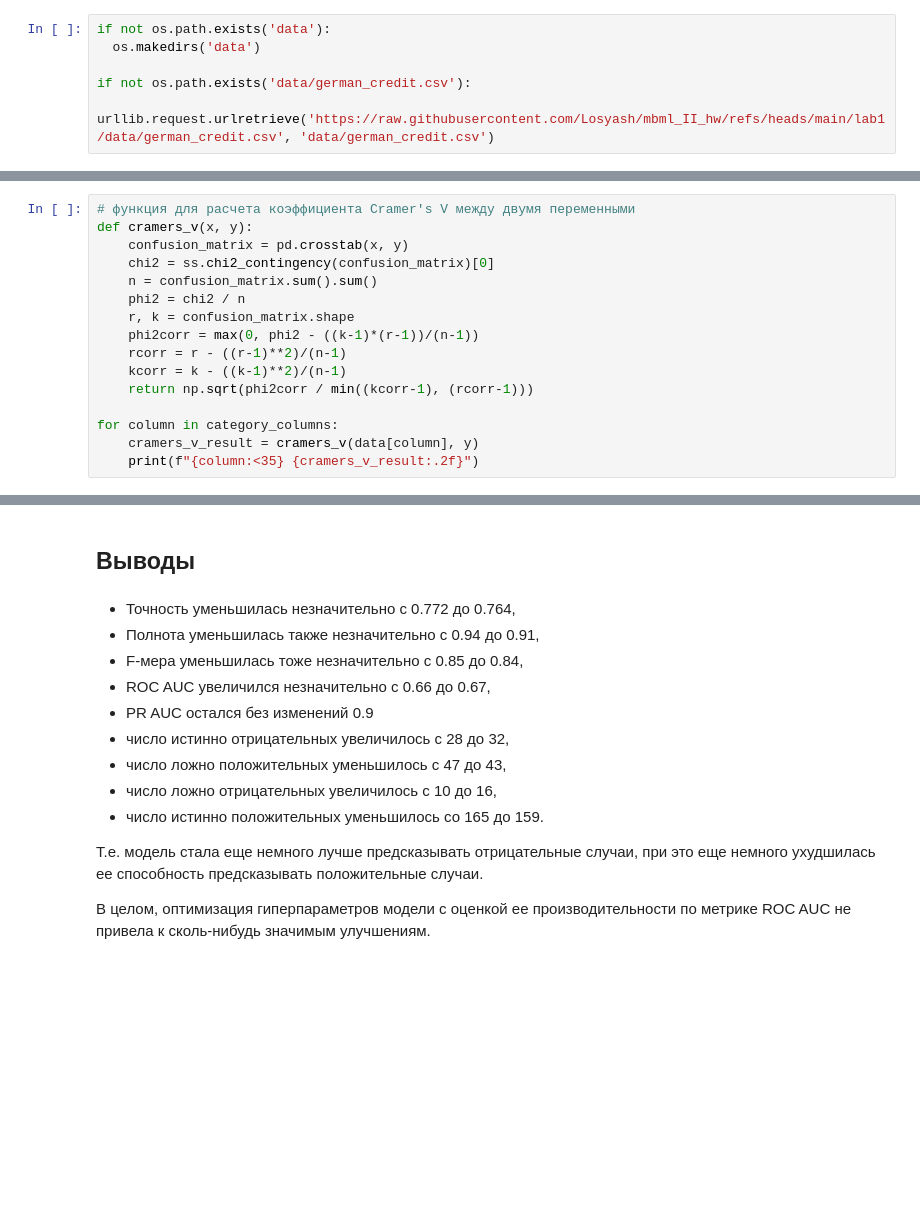
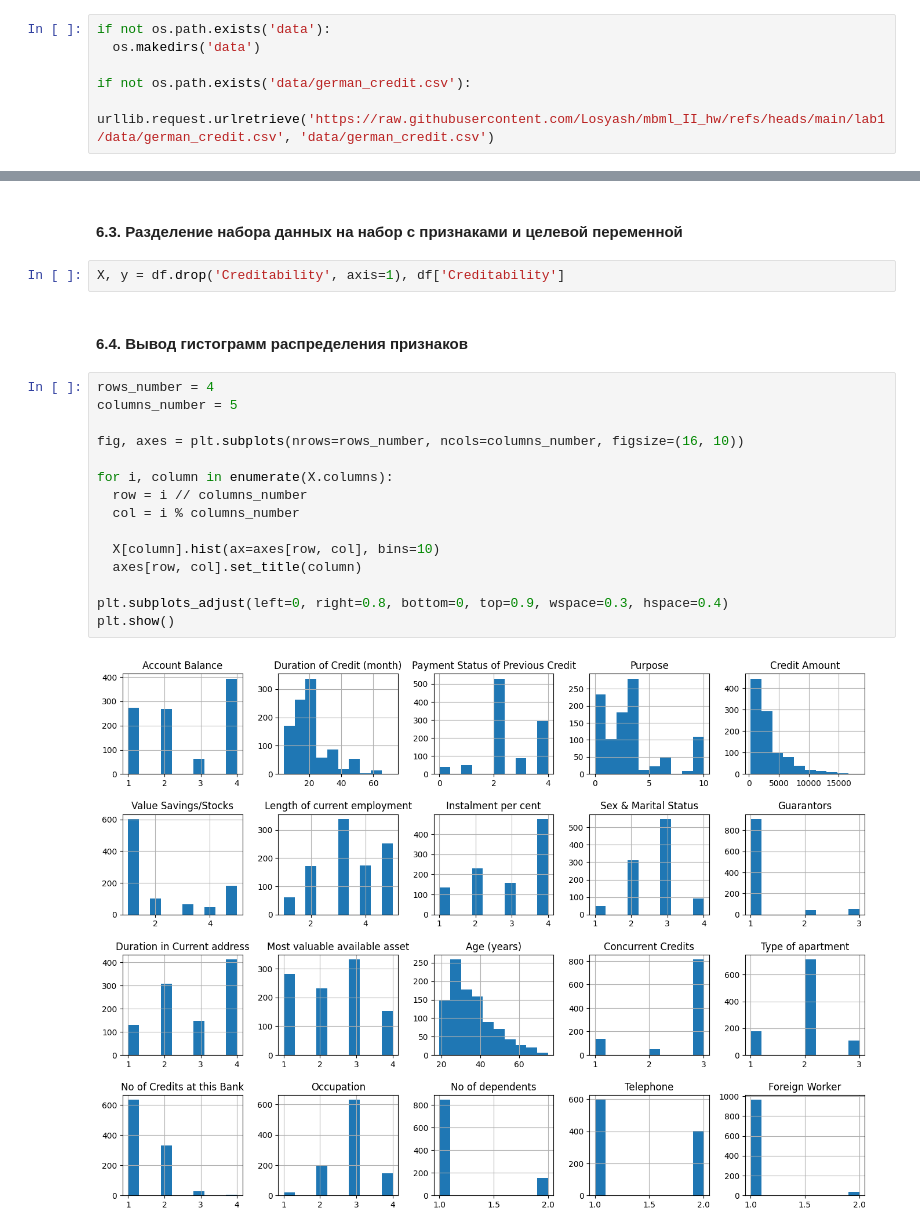
Before and after one commit to Losyash/mbml_II_hw, a Jupyter notebook: lab1/notebook.ipynb, the cells around one changed output, grey strips where cells are left out. Drawn from its saved outputs; the diff is of its cells as text; blank space fills up the shorter version.

```diff
--- a/lab1/notebook.ipynb
+++ b/lab1/notebook.ipynb
@@ -249,16 +102,0 @@ dtype: float64
-# %%
-# функция для расчета коэффициента Cramer's V между двумя переменными
-def cramers_v(x, y):
-    confusion_matrix = pd.crosstab(x, y)
-    chi2 = ss.chi2_contingency(confusion_matrix)[0]
-    n = confusion_matrix.sum().sum()
-    phi2 = chi2 / n
-    r, k = confusion_matrix.shape
-    phi2corr = max(0, phi2 - ((k-1)*(r-1))/(n-1))
-    rcorr = r - ((r-1)**2)/(n-1)
-    kcorr = k - ((k-1)**2)/(n-1)
-    return np.sqrt(phi2corr / min((kcorr-1), (rcorr-1)))
-
-for column in category_columns:
-    cramers_v_result = cramers_v(data[column], y)
-    print(f"{column:<35} {cramers_v_result:.2f}")
@@ -560,16 +103,23 @@ array([[ 32,  43],
-# %% [markdown]
-## Выводы
-# %% [markdown]
-- Точность уменьшилась незначительно с 0.772 до 0.764,
-- Полнота уменьшилась также незначительно с 0.94 до 0.91,
-- F-мера уменьшилась тоже незначительно с 0.85 до 0.84,
-- ROC AUC увеличился незначительно с 0.66 до 0.67,
-- PR AUC остался без изменений 0.9
-- число истинно отрицательных увеличилось с 28 до 32,
-- число ложно положительных уменьшилось с 47 до 43,
-- число ложно отрицательных увеличилось с 10 до 16,
-- число истинно положительных уменьшилось со 165 до 159.
-
-Т.е. модель стала еще немного лучше предсказывать отрицательные случаи, при это еще немного ухудшилась ее способность предсказывать положительные случаи.
-
-В целом, оптимизация гиперпараметров модели с оценкой ее производительности по метрике ROC AUC не привела к сколь-нибудь значимым улучшениям.
+# %% [markdown]
+#### 6.3. Разделение набора данных на набор с признаками и целевой переменной
+# %%
+X, y = df.drop('Creditability', axis=1), df['Creditability']
+# %% [markdown]
+#### 6.4. Вывод гистограмм распределения признаков
+# %%
+rows_number = 4
+columns_number = 5
+
+fig, axes = plt.subplots(nrows=rows_number, ncols=columns_number, figsize=(16, 10))
+
+for i, column in enumerate(X.columns):
+  row = i // columns_number
+  col = i % columns_number
+
+  X[column].hist(ax=axes[row, col], bins=10)
+  axes[row, col].set_title(column)
+
+plt.subplots_adjust(left=0, right=0.8, bottom=0, top=0.9, wspace=0.3, hspace=0.4)
+plt.show()
+# %% [output]
+[figure, added]
```
Also changed, not shown: parts of 117 cells of this notebook.
